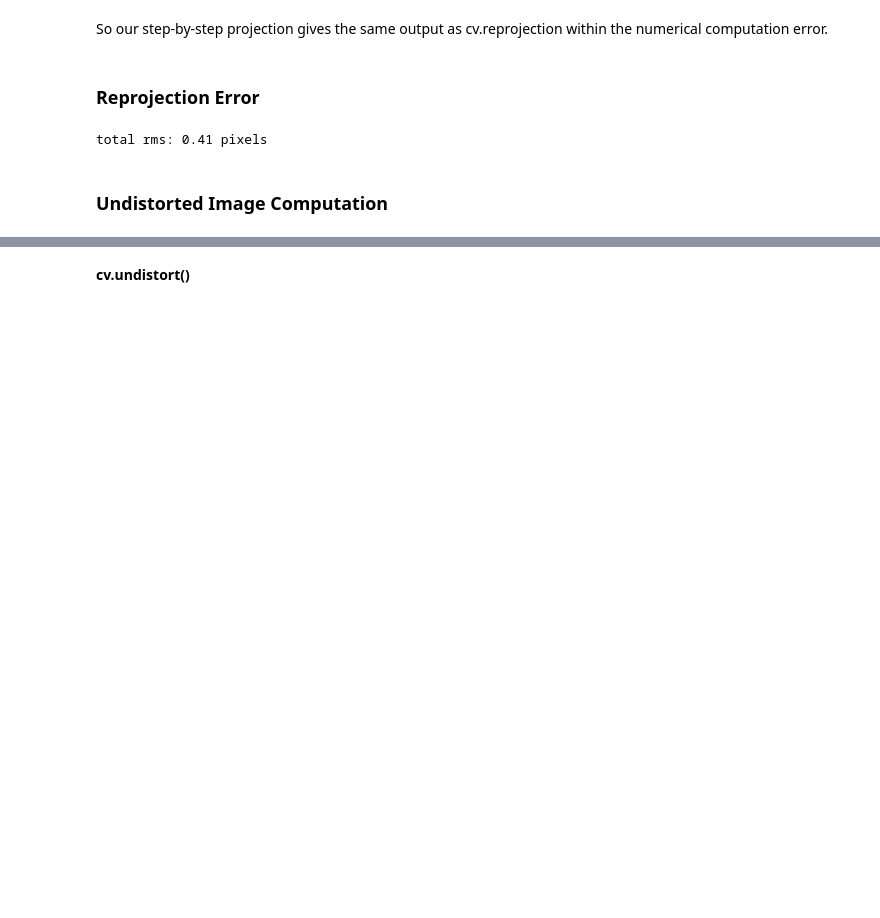
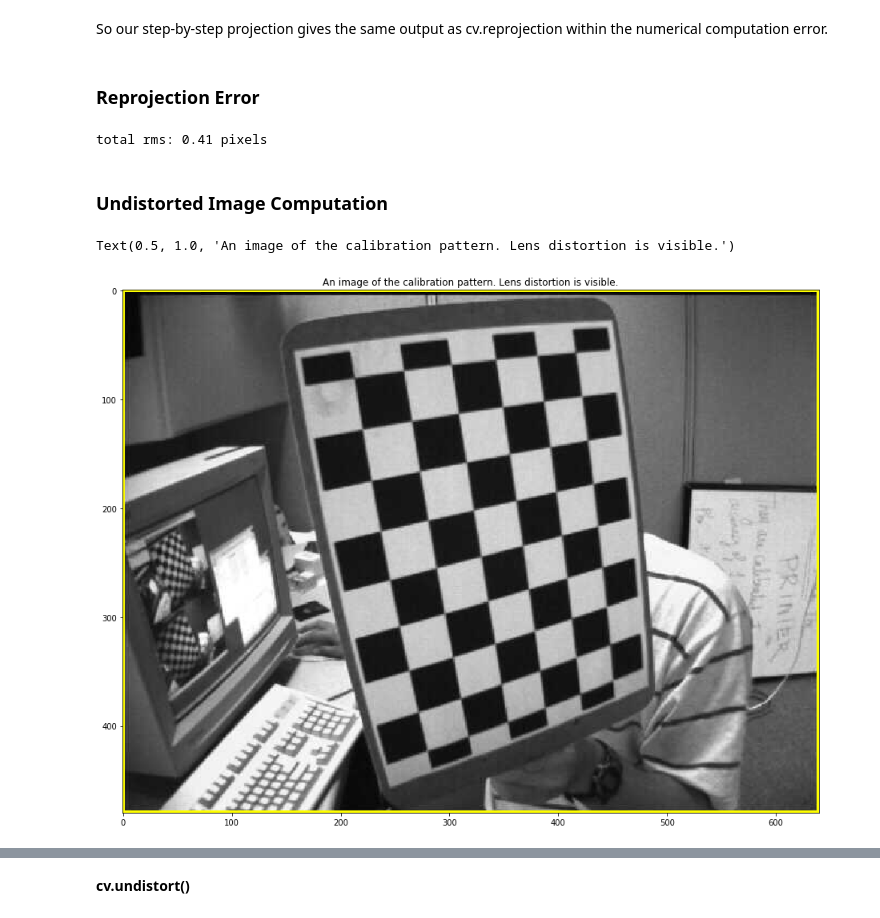
Before and after one commit to yongduek/cvip, a Jupyter notebook: camera_calib.ipynb, the cells around one changed output, grey strips where cells are left out. Cells and saved outputs as stored; diff of their text form; code cells hidden in the pictures; blank space fills up the shorter version.

```diff
--- a/camera_calib.ipynb
+++ b/camera_calib.ipynb
@@ -369,3 +430,13 @@ print( "total rms: {:.2f} pixels".format(total_rms))
 total rms: 0.41 pixels
 # %% [markdown]
 ### Undistorted Image Computation
+# %%
+filename = 'left14-framed.png'
+src = cv.imread(filename) # choose a file
+
+plt.figure(figsize=(16, 12))
+plt.imshow(src[:,:,::-1])
+plt.title('An image of the calibration pattern. Lens distortion is visible.')
+# %% [output]
+Text(0.5, 1.0, 'An image of the calibration pattern. Lens distortion is visible.')
+[figure, added]
```
Also changed, not shown: parts of 37 cells of this notebook, 13 other files.
